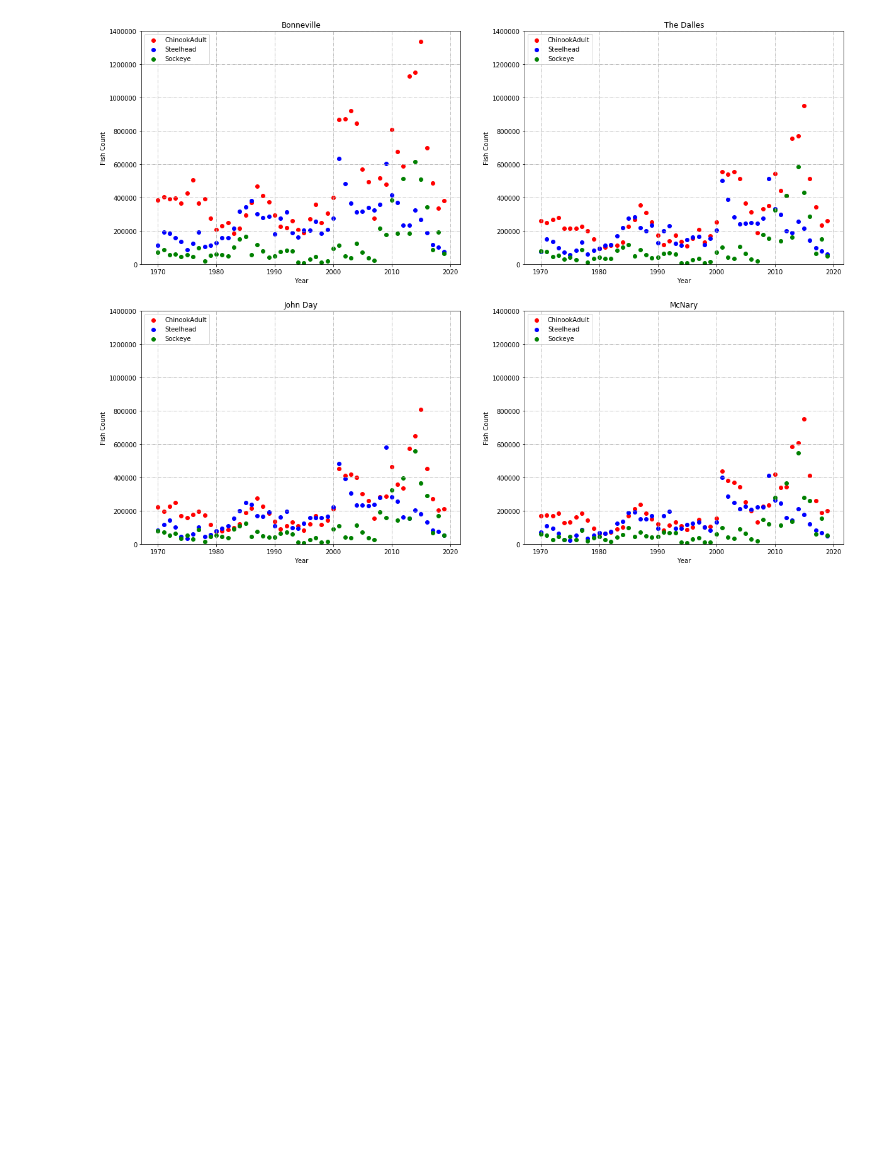
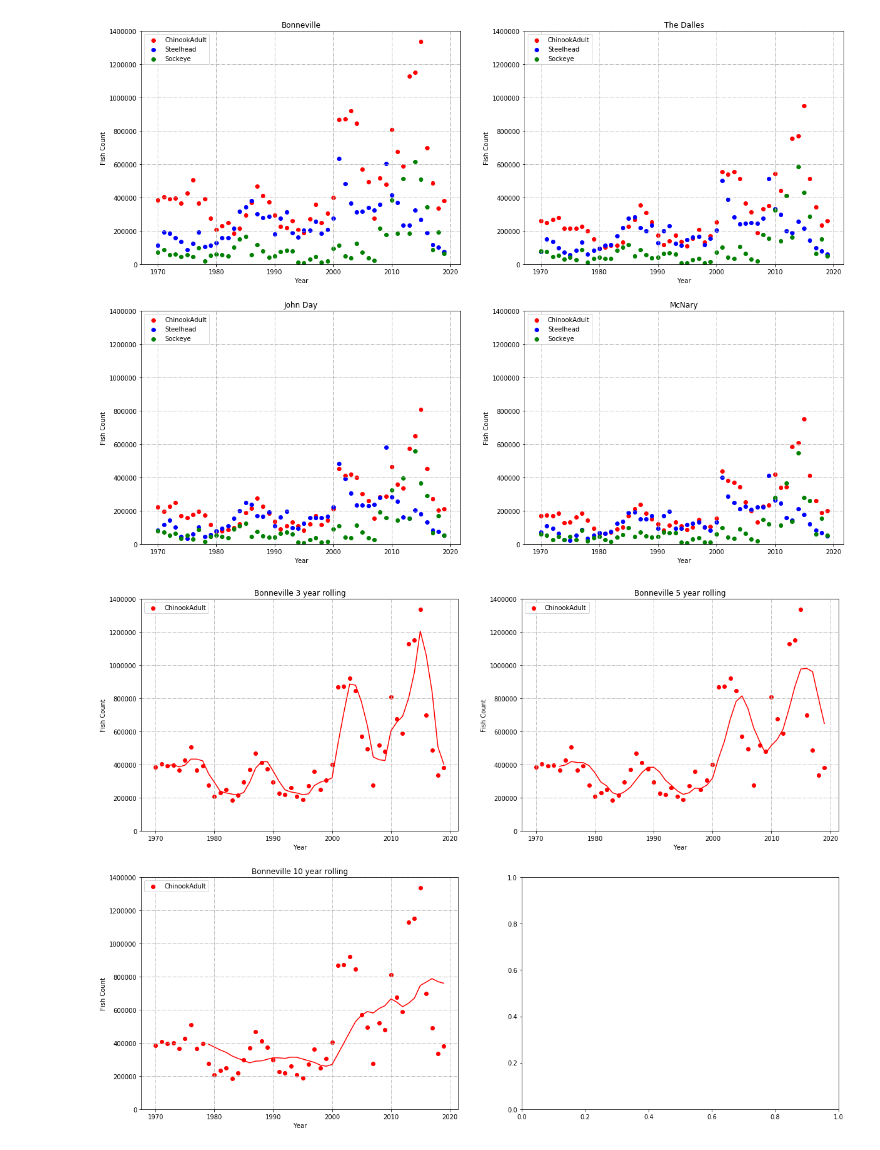
Before and after one commit to davidtracy6984/Climate-Change, a Jupyter notebook: Seems_Fishy.ipynb, the cells around one changed output. Saved outputs shown, nothing was run; the diff lists cells and outputs as text; code cells hidden in the pictures; blank space fills up the shorter version.

Commit message:
added rolling average graph

```diff
--- a/Seems_Fishy.ipynb
+++ b/Seems_Fishy.ipynb
@@ -161,0 +160,39 @@ fig_line.savefig('2x2line')
+# %%
+#ax1.scatter(oftfrfbf_bon_df['Year'],oftfrfbf_bon_df['ChinookAdult'], c = 'r', label='ChinookAdult')
+test_roller_3 = oftfrfbf_bon_df['ChinookAdult'].rolling(window=3).mean()
+test_roller_5 = oftfrfbf_bon_df['ChinookAdult'].rolling(window=5).mean()
+test_roller_10 = oftfrfbf_bon_df['ChinookAdult'].rolling(window=10).mean()
+
+fig_roll_test, ((ax1,ax2),(ax3,ax4)) = plt.subplots(2,2,figsize=(20,15))
+
+ax1.scatter(oftfrfbf_bon_df['Year'],oftfrfbf_bon_df['ChinookAdult'], c = 'r', label='ChinookAdult')
+#ax1.scatter(oftfrfbf_bon_df['Year'],oftfrfbf_bon_df['Steelhead'], c = 'b', label='Steelhead')
+#ax1.scatter(oftfrfbf_bon_df['Year'],oftfrfbf_bon_df['Sockeye'], c = 'g', label='Sockeye')
+ax1.plot(oftfrfbf_bon_df['Year'],test_roller_3, c = 'r')
+ax1.set_title('Bonneville 3 year rolling')
+ax1.set(xlabel='Year',ylabel='Fish Count')
+ax1.legend(loc="upper left")
+ax1.set_ylim([0,1400000])
+ax1.grid(linestyle = '-.')
+
+ax2.scatter(oftfrfbf_bon_df['Year'],oftfrfbf_bon_df['ChinookAdult'], c = 'r', label='ChinookAdult')
+#ax2.scatter(oftfrfbf_bon_df['Year'],oftfrfbf_bon_df['Steelhead'], c = 'b', label='Steelhead')
+#ax2.scatter(oftfrfbf_bon_df['Year'],oftfrfbf_bon_df['Sockeye'], c = 'g', label='Sockeye')
+ax2.plot(oftfrfbf_bon_df['Year'],test_roller_5, c = 'r')
+ax2.set_title('Bonneville 5 year rolling')
+ax2.set(xlabel='Year',ylabel='Fish Count')
+ax2.legend(loc="upper left")
+ax2.set_ylim([0,1400000])
+ax2.grid(linestyle = '-.')
+
+ax3.scatter(oftfrfbf_bon_df['Year'],oftfrfbf_bon_df['ChinookAdult'], c = 'r', label='ChinookAdult')
+#ax3.scatter(oftfrfbf_bon_df['Year'],oftfrfbf_bon_df['Steelhead'], c = 'b', label='Steelhead')
+#ax3.scatter(oftfrfbf_bon_df['Year'],oftfrfbf_bon_df['Sockeye'], c = 'g', label='Sockeye')
+ax3.plot(oftfrfbf_bon_df['Year'],test_roller_10, c = 'r')
+ax3.set_title('Bonneville 10 year rolling')
+ax3.set(xlabel='Year',ylabel='Fish Count')
+ax3.legend(loc="upper left")
+ax3.set_ylim([0,1400000])
+ax3.grid(linestyle = '-.')
+# %% [output]
+[figure, added]
```
Also changed, not shown: parts of 3 cells of this notebook, 1 other file.
